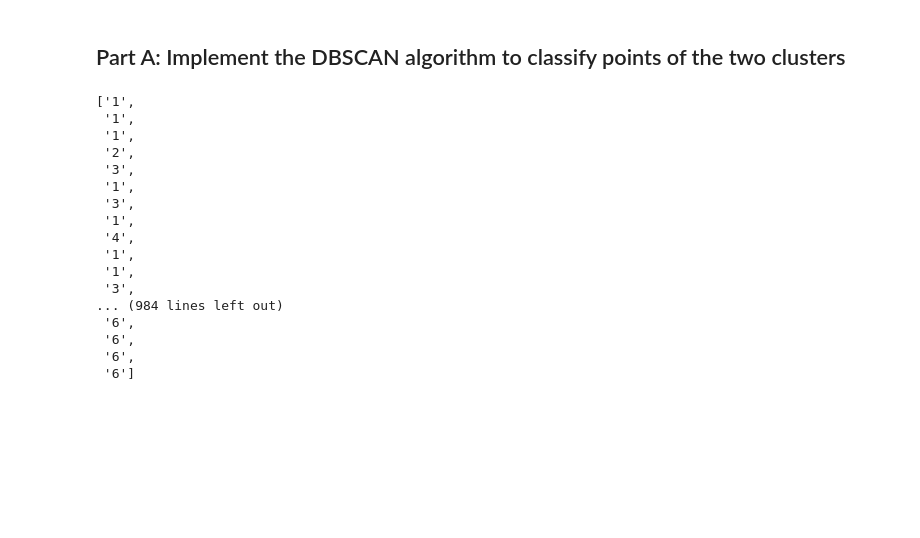
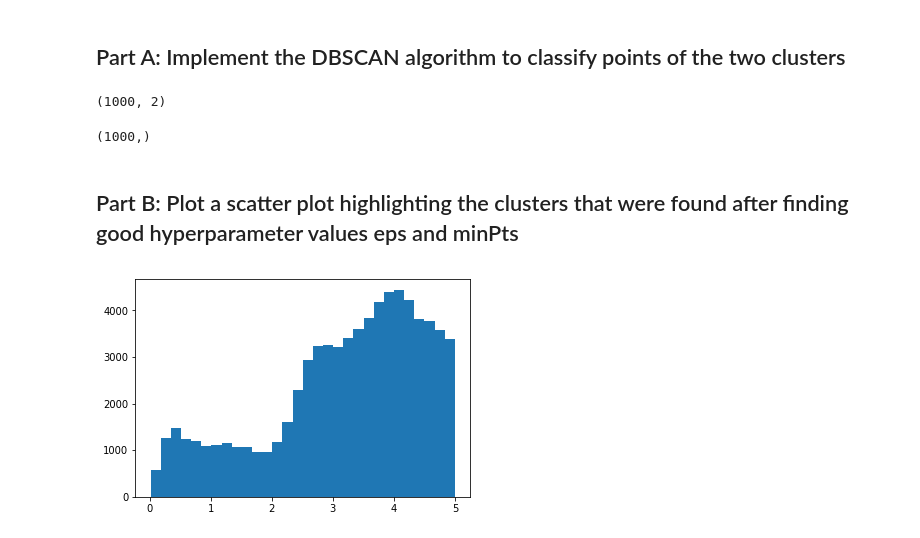
Before and after one commit to pwl482/patrec_2020, a Jupyter notebook: Assignment_2/2_Clustering.ipynb, the cells around one changed output. Cells and saved outputs as stored; diff of their text form; code cells hidden in the pictures; blank space fills up the shorter version.

```diff
--- a/Assignment_2/2_Clustering.ipynb
+++ b/Assignment_2/2_Clustering.ipynb
@@ -58,6 +59,14 @@ c) Print accuracies for different data_size values.
 d) For what kind of data_size values does the algorithm fail and why? What would you say are disadvantages of DBSCAN?
 # %% [markdown]
 ## Part A: Implement the DBSCAN algorithm to classify points of the two clusters
+# %%
+dataset.shape
+# %% [output]
+(1000, 2)
+# %%
+labels.shape
+# %% [output]
+(1000,)
 # %%
 def createDistanceMatrix(dataset):
     n = len(dataset)
@@ -102,24 +115,14 @@ def DBSCAN(dataset, eps = 1, minPts = 4):
                     for k in range(len(N)):
                         S.append(N[k])
     return(labs)
-# %%
-labs = DBSCAN(dataset, eps = 1.5, minPts = 2)
-labs
-# %% [output]
-['1',
- '1',
- '1',
- '2',
- '3',
- '1',
- '3',
- '1',
- '4',
- '1',
- '1',
- '3',
-... (984 lines left out)
- '6',
- '6',
- '6',
- '6']
+# %% [markdown]
+## Part B: Plot a scatter plot highlighting the clusters that were found after finding good hyperparameter values eps and minPts
+# %%
+# EA: Find good parameter values for eps and minPts
+# ==> Hyperparameter scaling using GridSearch too much?
+M = createDistanceMatrix(dataset)
+X = M[np.triu_indices(len(M[0]),1)]
+plt.hist(X[X<5],bins=30)
+plt.show()
+# %% [output]
+[figure, added]
```
Also changed, not shown: parts of 15 cells of this notebook.
